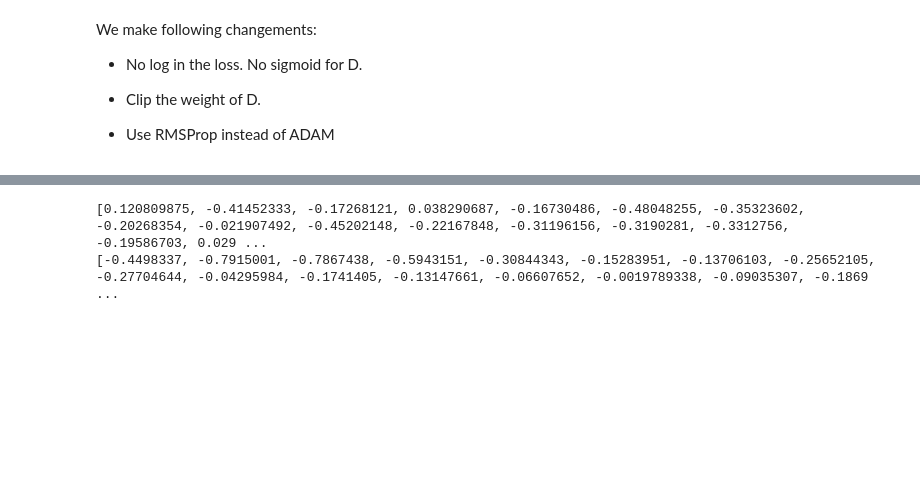
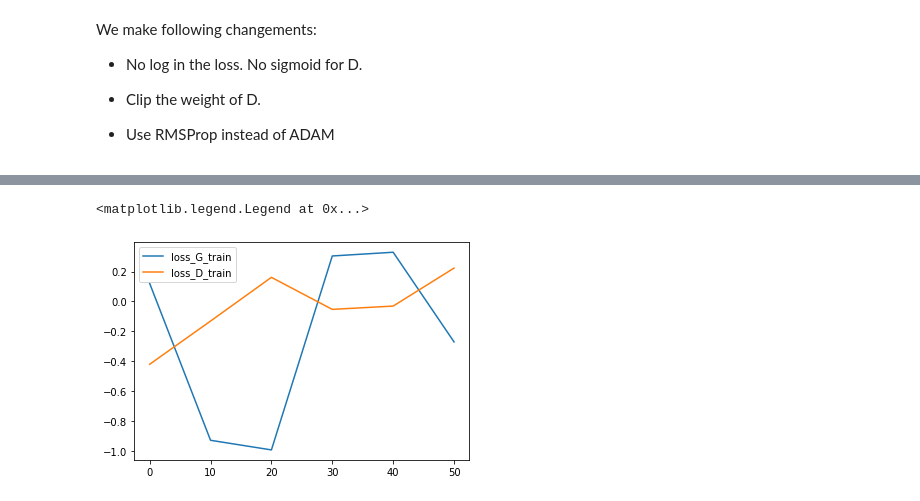
Before and after one commit to DyeKuu/GAN-wGAN, a Jupyter notebook: MNIST- GAN&WGAN.ipynb, the cells around one changed output, grey strips where cells are left out. Drawn from its saved outputs; the diff is of its cells as text; code cells hidden in the pictures; blank space fills up the shorter version.

```diff
--- a/MNIST- GAN&WGAN.ipynb
+++ b/MNIST- GAN&WGAN.ipynb
@@ -333,37 +320,3 @@ We make following changements:
 - Clip the weight of D.
 
 - Use RMSProp instead of ADAM
-# %%
-def discriminator_loss_wgan(real_output, fake_output):
-    """
-    Fonction de coût du discriminateur
-
-    Parameters
-    ----------
-    real_output: arr
-        Sorties du discriminateur D(x)
-    fake_output: arr
-        Sorties du générateur D(G(z))
-
-    Returns
-    -------
-    float
-        Moyenne des fonctions de coûts dans le batch
-    """
-    return -tf.reduce_mean(real_output) + tf.reduce_mean(fake_output)
-
-def generator_loss_wgan(fake_output):
-    """
-    Fonction de coût du générateur
-
-    Parameters
-    ----------
-    fake_output: arr
-        Sorties du générateur D(G(z))
-
-    Returns
-    -------
-    float
-        Moyenne des fonctions de coûts dans le batch
-    """
-    return -tf.reduce_mean(fake_output)
@@ -523,10 +482,12 @@ Epoch 500 (1.12 sec): Loss Generateur=0.075, Loss Discriminateur=0.004
 Fin de l'entraînement.
-# %%
-print(list_loss_G_train_wgan)
-print(list_loss_D_train_wgan)
-# %% [output]
-[0.120809875, -0.41452333, -0.17268121, 0.038290687, -0.16730486, -0.48048255, -0.35323602, -0.20268354, -0.021907492, -0.45202148, -0.22167848, -0.31196156, -0.3190281, -0.3312756, -0.19586703, 0.029 ...
-[-0.4498337, -0.7915001, -0.7867438, -0.5943151, -0.30844343, -0.15283951, -0.13706103, -0.25652105, -0.27704644, -0.04295984, -0.1741405, -0.13147661, -0.06607652, -0.0019789338, -0.09035307, -0.1869 ...
+# %%
+x = np.array(range(len(list_loss_G_train_wgan)))*10
+plt.plot(x, list_loss_G_train_wgan, label="loss_G_train",)
+plt.plot(x, list_loss_D_train_wgan, label="loss_D_train")
+plt.legend(loc="upper left")
+# %% [output]
+<matplotlib.legend.Legend at 0x...>
+[figure, added]
 # %%
 fake = generator_wgan(noise_test[:9])
 
```
Also changed, not shown: parts of 13 cells of this notebook, 2 other files.
